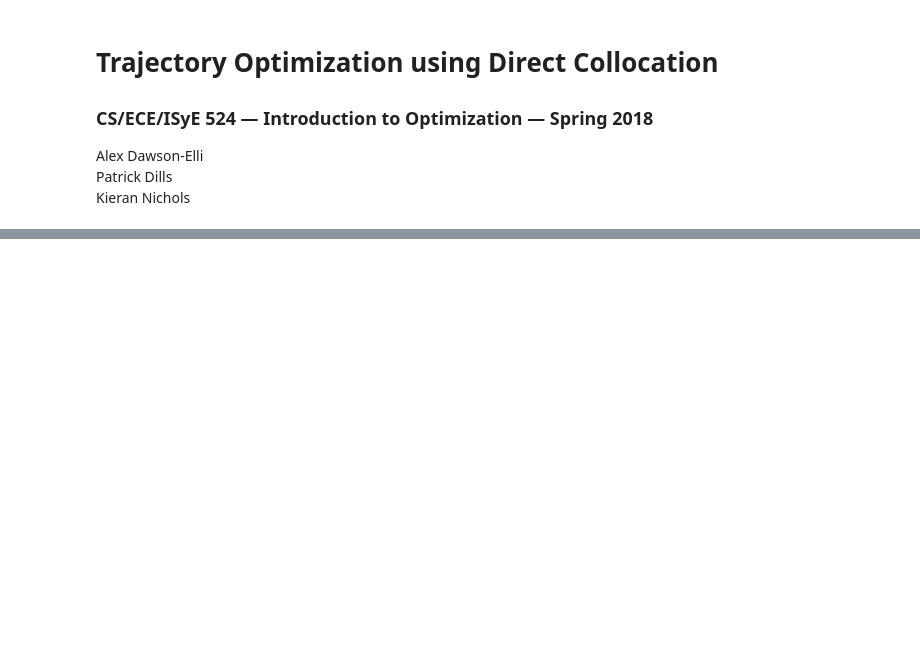
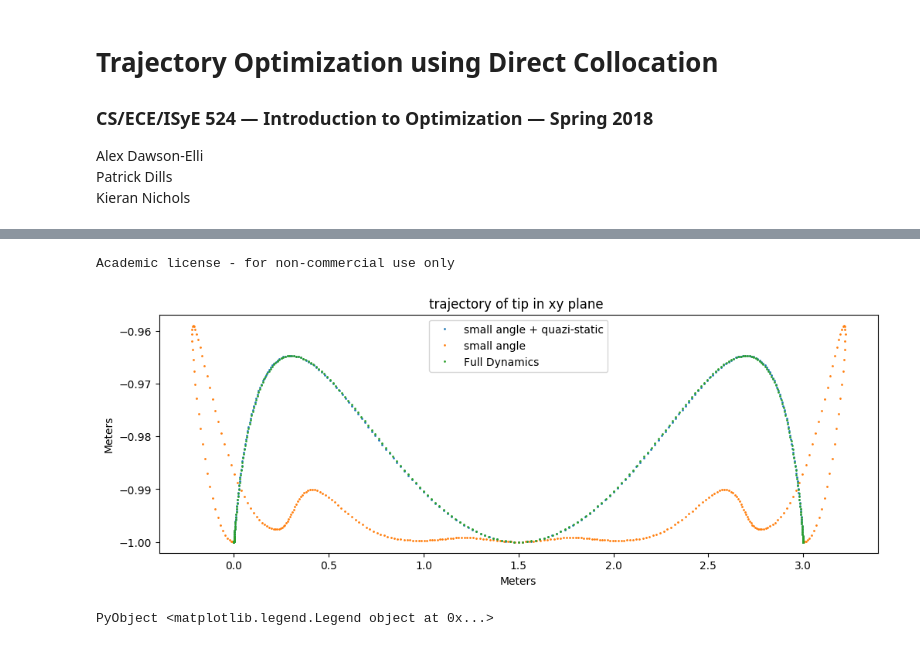
Before and after one commit to the1kieran/pullCartTrajOpt, a Jupyter notebook: finalProject/finalReport.ipynb, the cells around one changed output, grey strips where cells are left out. Cells and saved outputs as stored; diff of their text form; code cells hidden in the pictures; blank space fills up the shorter version.

```diff
--- a/finalProject/finalReport.ipynb
+++ b/finalProject/finalReport.ipynb
@@ -128,0 +565,22 @@ Restating this optimization problem in standard form will yield
+# %%
+#define initial and final states
+x0 = [0 0 0 0]'
+xf = [3 0 0 0]'
+tf = 3 ; h = .01
+
+#evaluate each model
+u1,x1,xdot1 =  SolvLinearizedCartPole(x0, xf, tf, h ; q2const = false , itype = "Trap")
+u2,x2,xdot2 =  SolvNonStaticCartPole(x0, xf, tf, h ; q2const = false,  itype = "Trap")
+u3,x3,xdot3 =  SolvFullCartPole(x0, xf, tf, h;  q2const = false, xStart="None" , itype= "Trap");
+# %% [output]
+Academic license - for non-commercial use only
+# %%
+#plot the resulting tip trajectory
+figure(figsize=(12,4))
+plotTipTraj(x1)
+plotTipTraj(x2)
+plotTipTraj(x3)
+legend(["small angle + quazi-static","small angle", "Full Dynamics" ])
+# %% [output]
+[figure, added]
+PyObject <matplotlib.legend.Legend object at 0x...>
```
Also changed, not shown: parts of 33 cells of this notebook, 1 other file.
